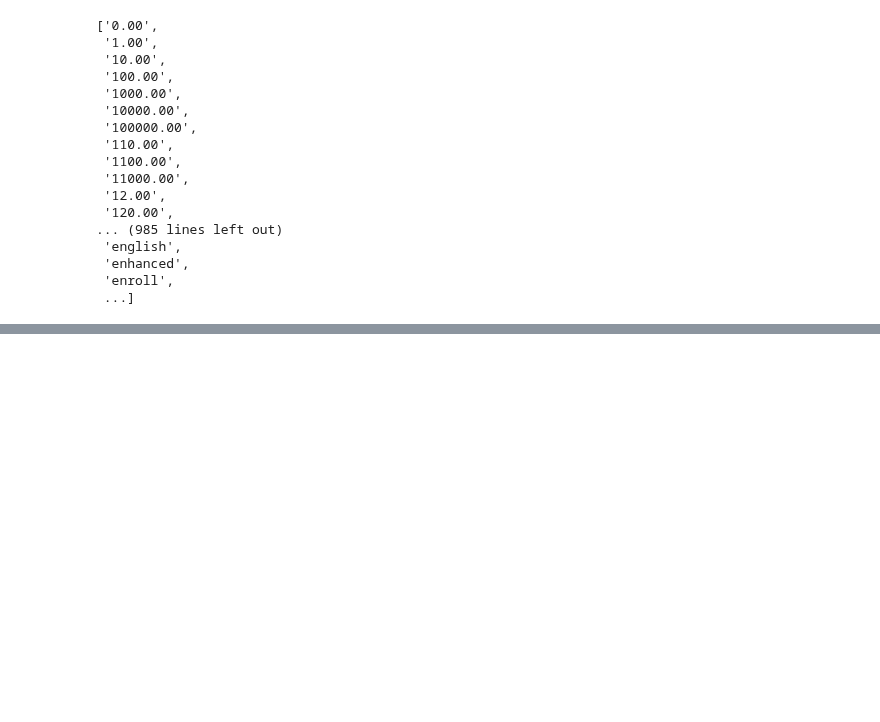
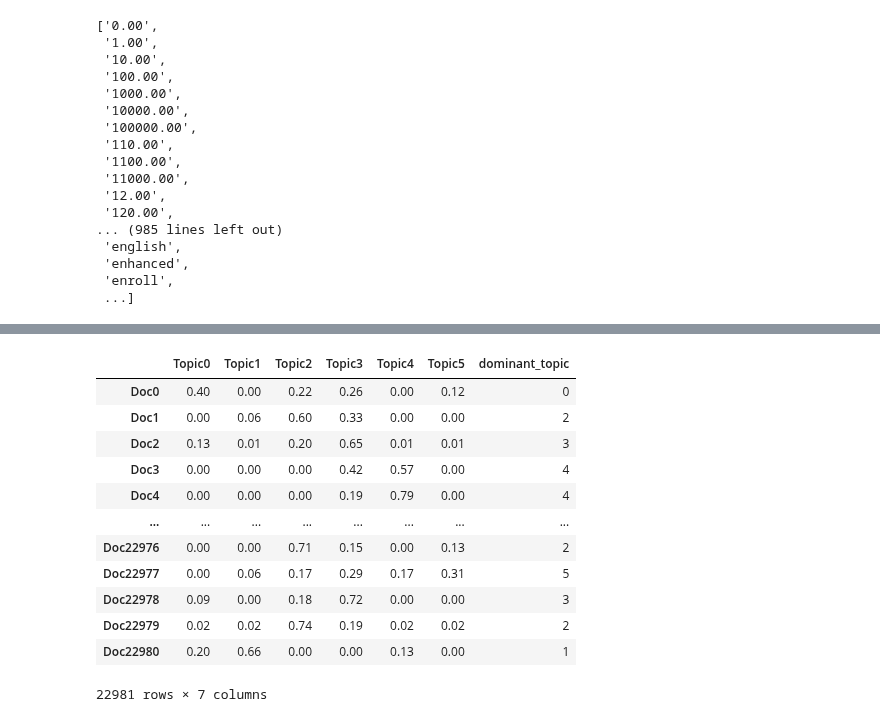
Before and after one commit to shelly2904/DATA_SCIENCE, a Jupyter notebook: NLP/Topic_Modelling.ipynb, the cells around one changed output, grey strips where cells are left out. Drawn from its saved outputs; the diff is of its cells as text; code cells hidden in the pictures; blank space fills up the shorter version.

Commit message:
Added more on topic modelling using LDA

```diff
--- a/NLP/Topic_Modelling.ipynb
+++ b/NLP/Topic_Modelling.ipynb
@@ -116,0 +115,8 @@ lda = decomposition.LatentDirichletAllocation
+# %%
+# n_components: no. of topics
+# max_iter: more the iterations, better the performance
+
+
+lda = decomposition.LatentDirichletAllocation(n_components=6, max_iter=3, learning_method='online', learning_offset=50,n_jobs=1, random_state=111)
+W1 = lda.fit_transform(tf_vectors)
+H1 = lda.components_
@@ -116,0 +155,22 @@ lda = decomposition.LatentDirichletAllocation
+# %%
+columns = ["Topic" + str(i) for i in range(lda.n_components)]
+docnames = ["Doc" + str(i) for i in range(len(x_train.complaints))]
+df_doc_topic = pd.DataFrame(np.round(W1,2), columns=columns, index=docnames)
+significant_topic = np.argmax(df_doc_topic.values, axis=1)
+df_doc_topic['dominant_topic'] = significant_topic
+# %%
+df_doc_topic
+# %% [output]
+|  | Topic0 | Topic1 | Topic2 | Topic3 | Topic4 | Topic5 | dominant_topic |
+| Doc0 | 0.40 | 0.00 | 0.22 | 0.26 | 0.00 | 0.12 | 0 |
+| Doc1 | 0.00 | 0.06 | 0.60 | 0.33 | 0.00 | 0.00 | 2 |
+| Doc2 | 0.13 | 0.01 | 0.20 | 0.65 | 0.01 | 0.01 | 3 |
+| Doc3 | 0.00 | 0.00 | 0.00 | 0.42 | 0.57 | 0.00 | 4 |
+| Doc4 | 0.00 | 0.00 | 0.00 | 0.19 | 0.79 | 0.00 | 4 |
+| ... | ... | ... | ... | ... | ... | ... | ... |
+| Doc22976 | 0.00 | 0.00 | 0.71 | 0.15 | 0.00 | 0.13 | 2 |
+| Doc22977 | 0.00 | 0.06 | 0.17 | 0.29 | 0.17 | 0.31 | 5 |
+| Doc22978 | 0.09 | 0.00 | 0.18 | 0.72 | 0.00 | 0.00 | 3 |
+| Doc22979 | 0.02 | 0.02 | 0.74 | 0.19 | 0.02 | 0.02 | 2 |
+| Doc22980 | 0.20 | 0.66 | 0.00 | 0.00 | 0.13 | 0.00 | 1 |
+22981 rows × 7 columns
```
Also changed, not shown: parts of 7 cells of this notebook.
